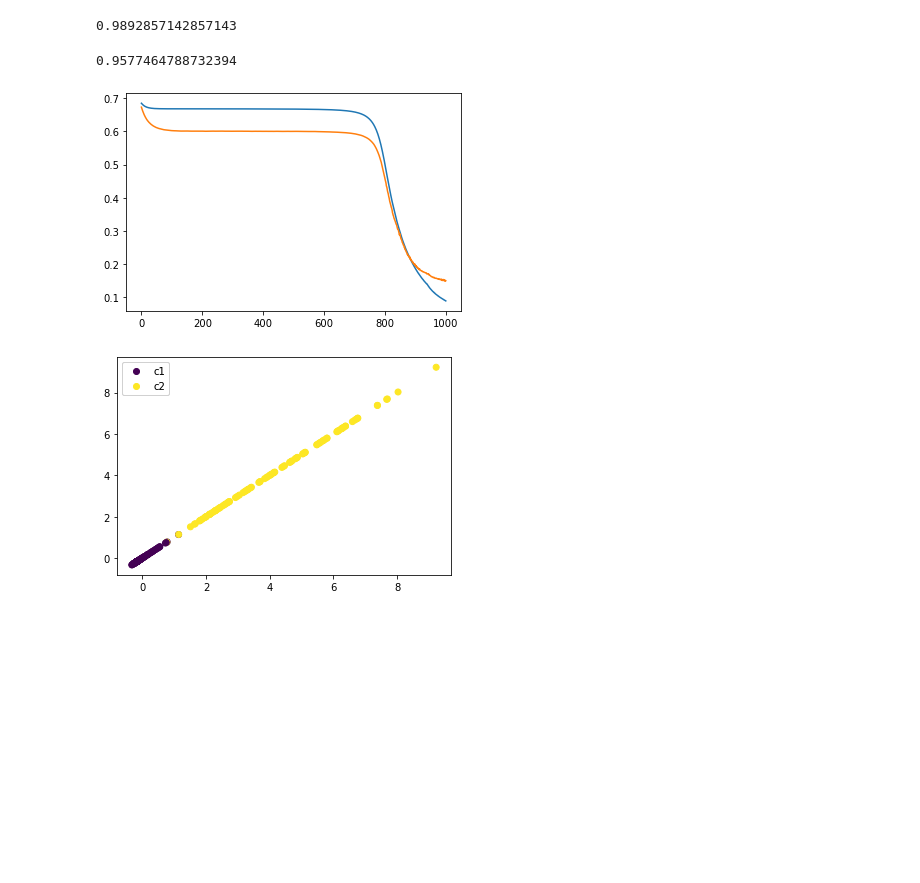
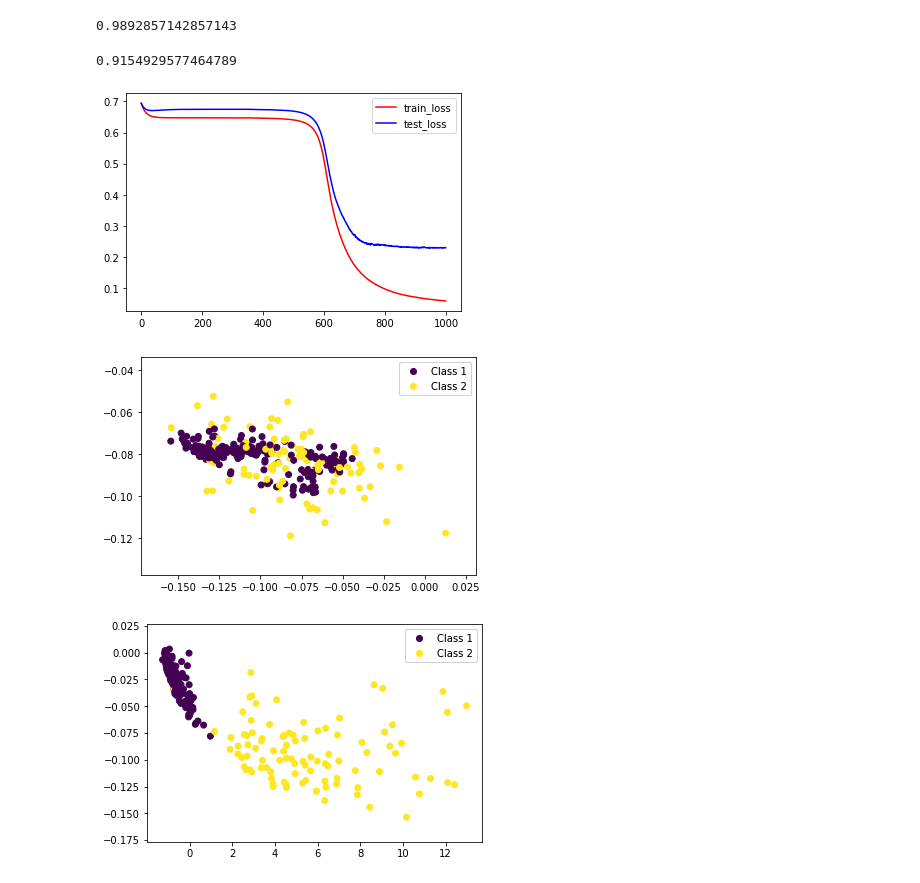
Before and after one commit to lovemachune/DeepLearning, a Jupyter notebook: Hw1/Hw1-2.ipynb, the cells around one changed output. Cells and saved outputs as stored; diff of their text form; code cells hidden in the pictures; blank space fills up the shorter version.

```diff
--- a/Hw1/Hw1-2.ipynb
+++ b/Hw1/Hw1-2.ipynb
@@ -193,8 +193,8 @@ def my_split_function(data, label, test_size):
 nn_architecture = [
     {"input_dim": 34, "output_dim": 17, "activation": "relu"},
     {"input_dim": 17, "output_dim": 8, "activation": "relu"},
-    {"input_dim": 8, "output_dim": 2, "activation": "relu"},
-    {"input_dim": 2, "output_dim": 1, "activation": "sigmoid"},
+    {"input_dim": 8, "output_dim": 3, "activation": "relu"},
+    {"input_dim": 3, "output_dim": 1, "activation": "sigmoid"},
 ]
 learning_rate = 0.0005
 # %%
@@ -245,25 +245,31 @@ for v1, v2 in zip(y_predict, y_test):
         count +=1
 print(count/len(y_predict))
 # %% [output]
-0.9577464788732394
+0.9154929577464789
 # %%
 train_loss, test_loss = model.get_loss_history()
 t = range(len(train_loss))
-plt.plot(t, train_loss)
-plt.plot(t, test_loss)
-plt.show()
+show_graph(train_loss, test_loss, ['train_loss', 'test_loss'], locs='upper right')
 # %% [output]
-[figure, old version]
+[figure, new version]
 # %%
 latent_feature = model.get_latent_feature()
 fig, ax = plt.subplots()
-scatter = ax.scatter(latent_feature[0][99][0], latent_feature[0][99][0], c=y_train)
-classes = ['c1', 'c2']
+scatter = ax.scatter(latent_feature[0][1][0], latent_feature[0][1][1], c=y_train)
+classes = ['Class 1', 'Class 2']
 legend = plt.legend(handles=scatter.legend_elements()[0], labels=classes)
 ax.add_artist(legend)
 plt.show()
+
+fig, ax = plt.subplots()
+scatter = ax.scatter(latent_feature[0][99][0], latent_feature[0][99][1], c=y_train)
+classes = ['Class 1', 'Class 2']
+legend = plt.legend(handles=scatter.legend_elements()[0], labels=classes)
+ax.add_artist(legend)
+plt.show()
 # %% [output]
-[figure, old version]
+[figure, new version]
+[figure, added]
 # %%
 latent_feature = model.get_latent_feature()
 fig, ax = plt.subplots()
```
Also changed, not shown: parts of 2 cells of this notebook, 1 other file.
